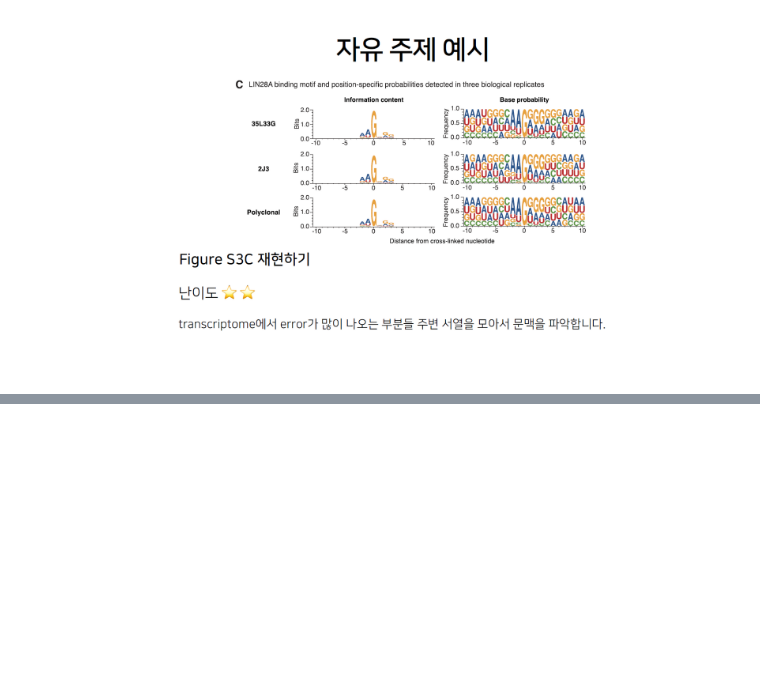
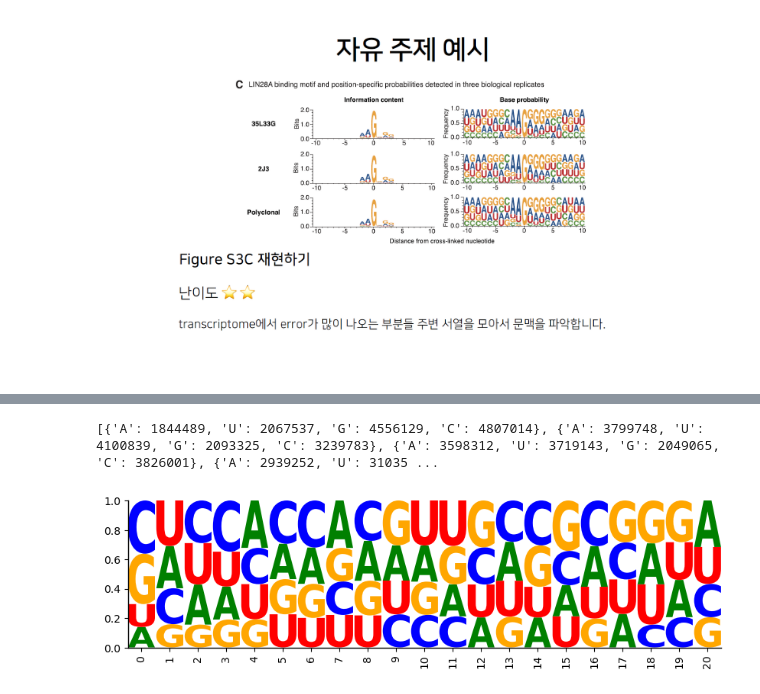
Before and after one commit to LunaJang/2024-Bioinfo-1, a Jupyter notebook: Project/CoLab_FinalProj_2024(2022-38072).ipynb, the cells around one changed output, grey strips where cells are left out. Cells and saved outputs as stored; diff of their text form; code cells hidden in the pictures; blank space fills up the shorter version.

```diff
--- a/Project/CoLab_FinalProj_2024(2022-38072).ipynb
+++ b/Project/CoLab_FinalProj_2024(2022-38072).ipynb
@@ -270,0 +224,17 @@ plt.show()
+# %%
+# save and load binding sites
+
+for reference_name in binding_sites.keys():
+    np.save(f'./CLIP-35L33G_binding_site_{reference_name}', binding_sites[reference_name])
+# %%
+with open("binding_sites.bed", "w") as f:
+    for reference_name in binding_sites.keys():
+        for binding_site in binding_sites[reference_name]:
+            if binding_site + 10 > max_idxs[reference_name]: end = max_idxs[reference_name]
+            else: end = binding_site + 10
+            if binding_site - 10 < min_idxs[reference_name]: start = min_idxs[reference_name]
+            else: start = binding_site - 10
+
+            f.write(f"{reference_name}\t{start}\t{end}\n")
+
+bamfile.close()
@@ -270,0 +263,32 @@ plt.show()
+# %%
+# calculate motif
+
+motif = [{'A':0, 'U':0, 'G':0, 'C':0} for n in range(-10, 11)]
+# motif = np.zeros((20,4))
+for reference_name in binding_sites.keys():
+    for binding_site in binding_sites[reference_name]:
+        for i in range(-10, 11):
+            if 0 <= (binding_site + i) < position_infos[reference_name].shape[0]:
+                motif[i]['U'] += position_infos[reference_name][binding_site + i, A]
+                motif[i]['A'] += position_infos[reference_name][binding_site + i, T]
+                motif[i]['C'] += position_infos[reference_name][binding_site + i, G]
+                motif[i]['G'] += position_infos[reference_name][binding_site + i, C]
+
+print(motif)
+# %% [output]
+[{'A': 1844489, 'U': 2067537, 'G': 4556129, 'C': 4807014}, {'A': 3799748, 'U': 4100839, 'G': 2093325, 'C': 3239783}, {'A': 3598312, 'U': 3719143, 'G': 2049065, 'C': 3826001}, {'A': 2939252, 'U': 31035 ...
+# %%
+# make logo figure
+
+df = pd.DataFrame(motif)
+df_normalized = df.div(df.sum(axis=1), axis=0)
+
+# 로고 피규어 생성
+logo = logomaker.Logo(df_normalized)
+
+# 피규어 표시
+logo.style_spines(visible=False)
+logo.style_spines(spines=['left', 'bottom'], visible=True)
+logo.style_xticks(rotation=90, fmt='%d', anchor=0)
+# %% [output]
+[figure, added]
```
Also changed, not shown: parts of 25 cells of this notebook, 1 other file.
